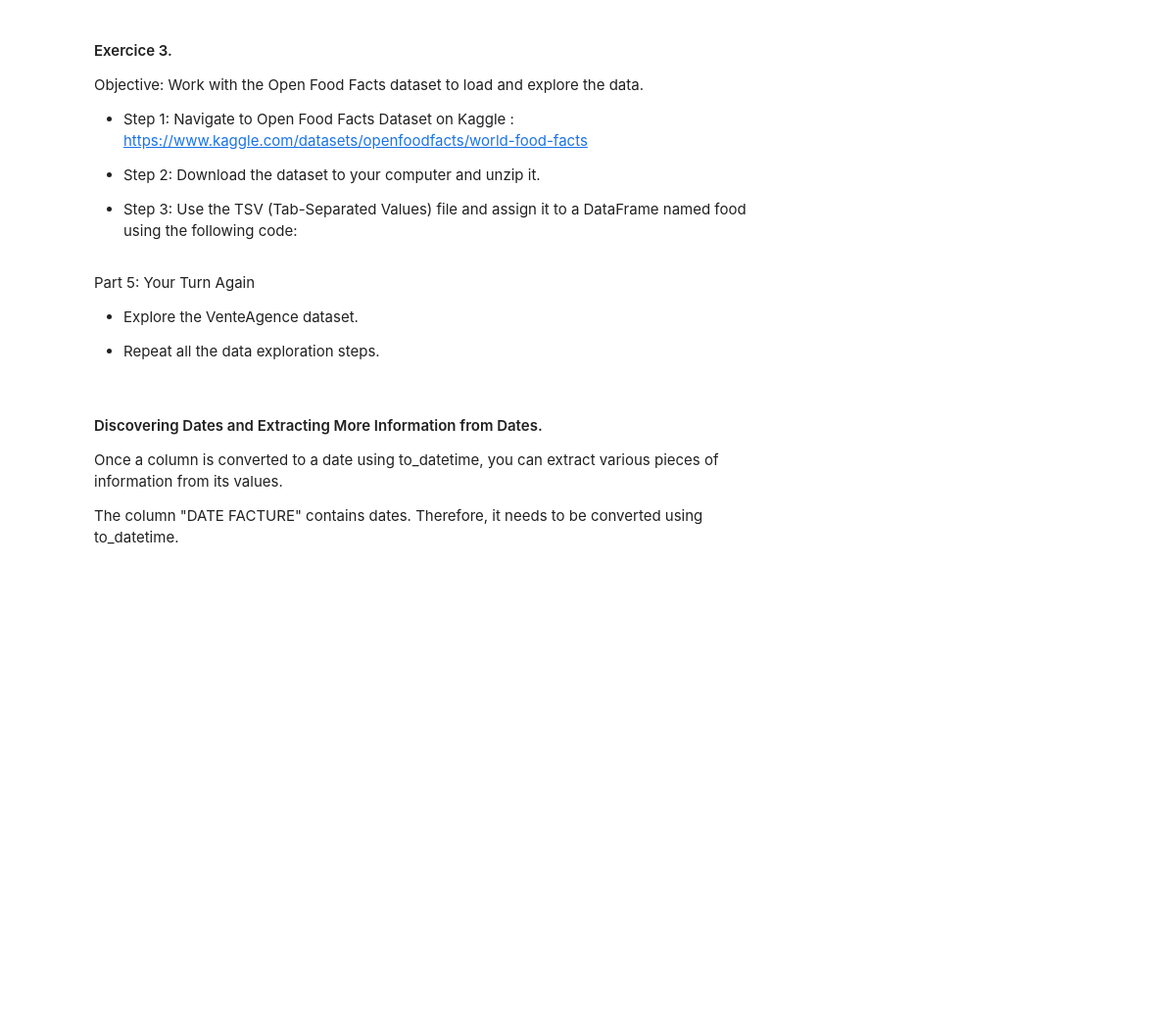
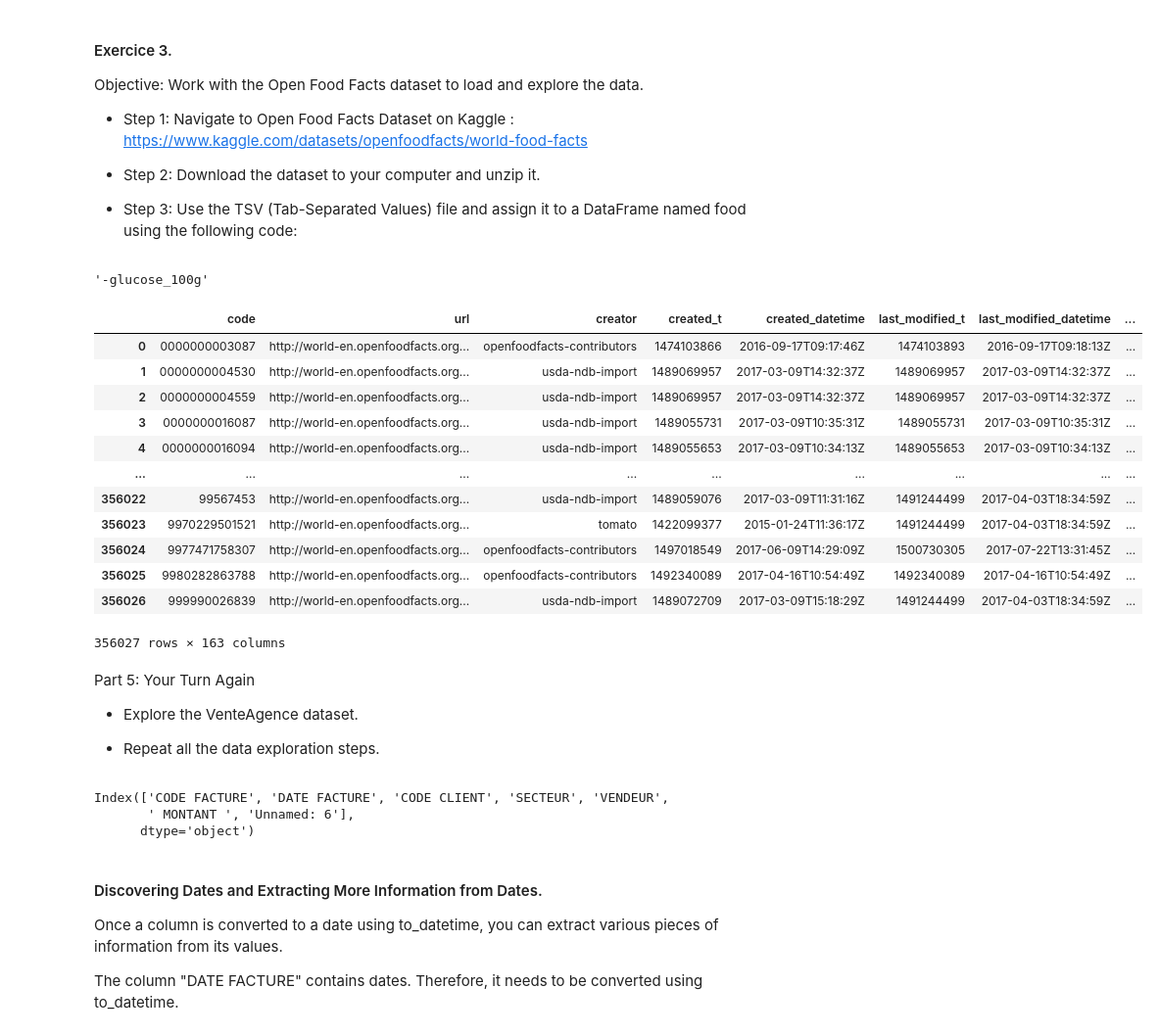
Before and after one commit to Marpioux/machine_learning_tryout, a Jupyter notebook: Lab1/IKSEM_Students_Lab1_24-25.ipynb, the cells around one changed output. Shown: that part at 98% size. Drawn from its saved outputs; the diff is of its cells as text; code cells hidden in the pictures; blank space fills up the shorter version.

```diff
--- a/Lab1/IKSEM_Students_Lab1_24-25.ipynb
+++ b/Lab1/IKSEM_Students_Lab1_24-25.ipynb
@@ -546,9 +591,41 @@ food.columns[104]
+# %%
+food = read_csv("C:/Users/marius.pingaud/OneDrive - BERGER-LEVRAULT/Bureau/Sorbonne/M2/ML/machine_learning_tryout/Lab1/Datasets/en.openfoodfacts.org.products.tsv", delimiter='\t', header=0, low_memory=False)
+food.shape
+food.shape[0]
+food.columns
+food.columns[104]
+# %% [output]
+'-glucose_100g'
+# %%
+food
+# %% [output]
+|  | code | url | creator | created_t | created_datetime | last_modified_t | last_modified_datetime | ... |
+| 0 | 0000000003087 | http://world-en.openfoodfacts.org... | openfoodfacts-contributors | 1474103866 | 2016-09-17T09:17:46Z | 1474103893 | 2016-09-17T09:18:13Z | ... |
+| 1 | 0000000004530 | http://world-en.openfoodfacts.org... | usda-ndb-import | 1489069957 | 2017-03-09T14:32:37Z | 1489069957 | 2017-03-09T14:32:37Z | ... |
+| 2 | 0000000004559 | http://world-en.openfoodfacts.org... | usda-ndb-import | 1489069957 | 2017-03-09T14:32:37Z | 1489069957 | 2017-03-09T14:32:37Z | ... |
+| 3 | 0000000016087 | http://world-en.openfoodfacts.org... | usda-ndb-import | 1489055731 | 2017-03-09T10:35:31Z | 1489055731 | 2017-03-09T10:35:31Z | ... |
+| 4 | 0000000016094 | http://world-en.openfoodfacts.org... | usda-ndb-import | 1489055653 | 2017-03-09T10:34:13Z | 1489055653 | 2017-03-09T10:34:13Z | ... |
+| ... | ... | ... | ... | ... | ... | ... | ... | ... |
+| 356022 | 99567453 | http://world-en.openfoodfacts.org... | usda-ndb-import | 1489059076 | 2017-03-09T11:31:16Z | 1491244499 | 2017-04-03T18:34:59Z | ... |
+| 356023 | 9970229501521 | http://world-en.openfoodfacts.org... | tomato | 1422099377 | 2015-01-24T11:36:17Z | 1491244499 | 2017-04-03T18:34:59Z | ... |
+| 356024 | 9977471758307 | http://world-en.openfoodfacts.org... | openfoodfacts-contributors | 1497018549 | 2017-06-09T14:29:09Z | 1500730305 | 2017-07-22T13:31:45Z | ... |
+| 356025 | 9980282863788 | http://world-en.openfoodfacts.org... | openfoodfacts-contributors | 1492340089 | 2017-04-16T10:54:49Z | 1492340089 | 2017-04-16T10:54:49Z | ... |
+| 356026 | 999990026839 | http://world-en.openfoodfacts.org... | usda-ndb-import | 1489072709 | 2017-03-09T15:18:29Z | 1491244499 | 2017-04-03T18:34:59Z | ... |
+356027 rows × 163 columns
 # %% [markdown]
 Part 5: Your Turn Again
 
 - Explore the VenteAgence dataset.
 
 - Repeat all the data exploration steps.
+# %%
+vente = read_csv("C:/Users/marius.pingaud/OneDrive - BERGER-LEVRAULT/Bureau/Sorbonne/M2/ML/machine_learning_tryout/Lab1/Datasets/VentesAgence.csv", delimiter=';', header=0)
+vente.shape
+vente.columns
+# %% [output]
+Index(['CODE FACTURE', 'DATE FACTURE', 'CODE CLIENT', 'SECTEUR', 'VENDEUR',
+       ' MONTANT ', 'Unnamed: 6'],
+      dtype='object')
 # %% [markdown]
 #### Discovering Dates and Extracting More Information from Dates.
 
```
Also changed, not shown: parts of 7 cells of this notebook.
